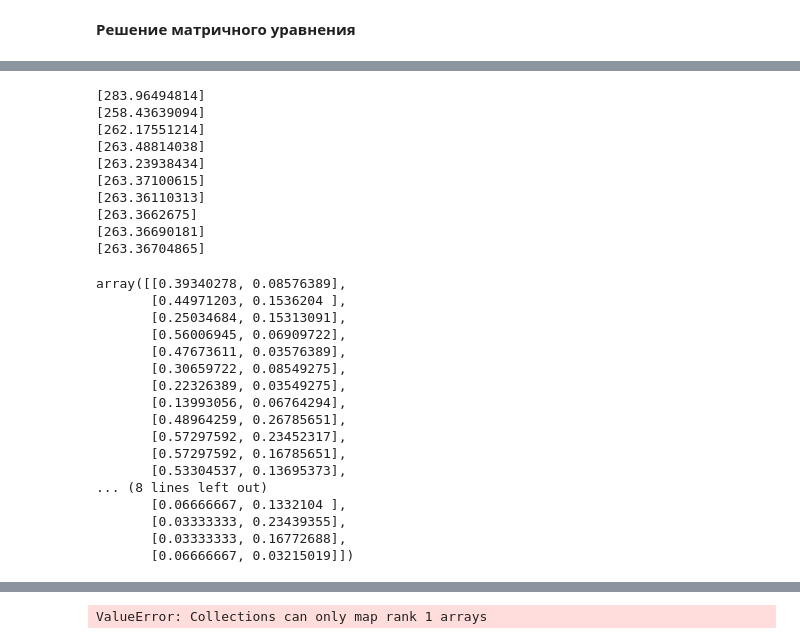
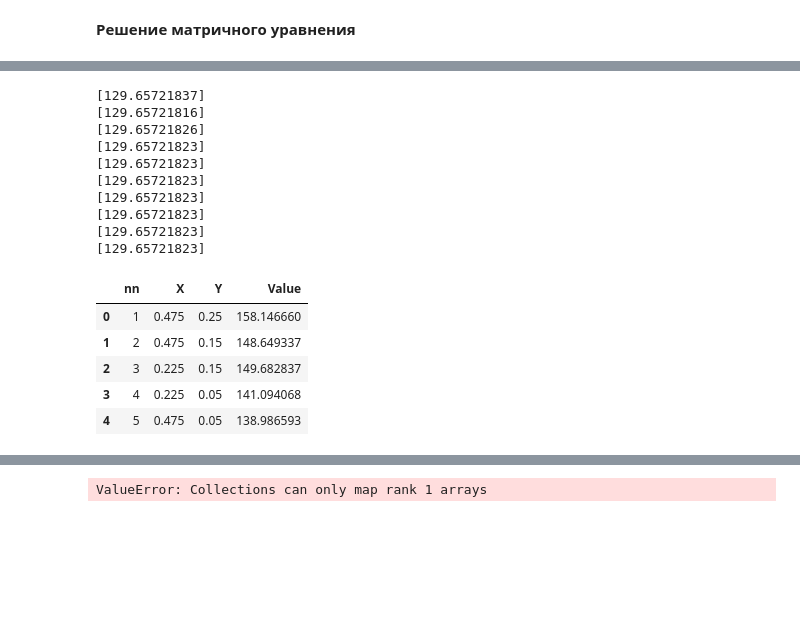
Before and after one commit to MalastowskiNS/FVM, a Jupyter notebook: book_heat_tack_continue-2.ipynb, the cells around one changed output, grey strips where cells are left out. Saved outputs shown, nothing was run; the diff lists cells and outputs as text; code cells hidden in the pictures; blank space fills up the shorter version.

```diff
--- a/book_heat_tack_continue-2.ipynb
+++ b/book_heat_tack_continue-2.ipynb
@@ -571,16 +521,25 @@ for i in range(10):
         Val2node[el_indx[0], 2] += Val2face[face_id,0]*face_quantities[face_id,6] / el_quantities[el_indx[0], 2]
     for face_id in inner_faces:
         el_indx = inter_faces[face_id][2:4]
+
+
         Val2face[face_id,1] =  Val2node[el_indx[0], 1]* face_quantities[face_id,12] + (1-face_quantities[face_id,12])*Val2node[el_indx[1], 1]    # f' =  Fc*gf' + Ff*(1-gf')
         Val2face[face_id,2] =  Val2node[el_indx[0], 2]* face_quantities[face_id,12] + (1-face_quantities[face_id,12])*Val2node[el_indx[1], 2]    # f' =  Fc*gf' + Ff*(1-gf')
         ecf = face_quantities[face_id,5:7] /face_quantities[face_id,2]
-        Val2face[face_id,1:3] = Val2face[face_id,1:3] + ((Val2node[el_indx[1], 0] - Val2node[el_indx[0], 0])/face_quantities[face_id,2]
+        Val2face[face_id,1:3] = Val2face[face_id,1:3] + ((-Val2node[el_indx[1], 0] + Val2node[el_indx[0], 0])/face_quantities[face_id,2]
                                                          - np.dot(Val2face[face_id,1:3],face_quantities[face_id,3:5]))*face_quantities[face_id,3:5]
+
+        Val2node[el_indx[0], 1] -= Val2face[face_id,0]*face_quantities[face_id,5] / el_quantities[el_indx[0], 2]
+        Val2node[el_indx[0], 2] -= Val2face[face_id,0]*face_quantities[face_id,6] / el_quantities[el_indx[0], 2]
+        Val2node[el_indx[1], 1] += Val2face[face_id,0]*face_quantities[face_id,5] / el_quantities[el_indx[1], 2]
+        Val2node[el_indx[1], 2] += Val2face[face_id,0]*face_quantities[face_id,6] / el_quantities[el_indx[1], 2]
+
         Val2face[face_id,0]   = Val2face[face_id,0] + np.dot(Val2face[face_id,1:3], face_quantities[face_id,10:12])
-        #Val2node[el_indx[0], 1] += kmat[face_id]* Val2face[face_id,0]*face_quantities[face_id,5] / el_quantities[el_indx[0], 2]
-        #Val2node[el_indx[0], 2] += kmat[face_id]* Val2face[face_id,0]*face_quantities[face_id,6] / el_quantities[el_indx[0], 2]
-        #Val2node[el_indx[1], 1] -= kmat[face_id]* Val2face[face_id,0]*face_quantities[face_id,5] / el_quantities[el_indx[1], 2]
-        #Val2node[el_indx[1], 2] -= kmat[face_id]* Val2face[face_id,0]*face_quantities[face_id,6] / el_quantities[el_indx[1], 2]
+
+        Val2node[el_indx[0], 1] += Val2face[face_id,0]*face_quantities[face_id,5] / el_quantities[el_indx[0], 2]
+        Val2node[el_indx[0], 2] += Val2face[face_id,0]*face_quantities[face_id,6] / el_quantities[el_indx[0], 2]
+        Val2node[el_indx[1], 1] -= Val2face[face_id,0]*face_quantities[face_id,5] / el_quantities[el_indx[1], 2]
+        Val2node[el_indx[1], 2] -= Val2face[face_id,0]*face_quantities[face_id,6] / el_quantities[el_indx[1], 2]
     A = np.zeros([ne, ne])
     b = np.zeros([ne,1])
     for face_id in inner_faces:
@@ -610,34 +569,26 @@ for i in range(10):
     X = np.linalg.solve(A, b)
     print(X[5])
 # %% [output]
-[283.96494814]
-[258.43639094]
-[262.17551214]
-[263.48814038]
-[263.23938434]
-[263.37100615]
-[263.36110313]
-[263.3662675]
-[263.36690181]
-[263.36704865]
+[129.65721837]
+[129.65721816]
+[129.65721826]
+[129.65721823]
+[129.65721823]
+[129.65721823]
+[129.65721823]
+[129.65721823]
+[129.65721823]
+[129.65721823]
-# %%
-np.array([list(el_quantities[:, 0]), list(el_quantities[:, 1])]).T
-# %% [output]
-array([[0.39340278, 0.08576389],
-       [0.44971203, 0.1536204 ],
-       [0.25034684, 0.15313091],
-       [0.56006945, 0.06909722],
-       [0.47673611, 0.03576389],
-       [0.30659722, 0.08549275],
-       [0.22326389, 0.03549275],
-       [0.13993056, 0.06764294],
-       [0.48964259, 0.26785651],
-       [0.57297592, 0.23452317],
-       [0.57297592, 0.16785651],
-       [0.53304537, 0.13695373],
-... (8 lines left out)
-       [0.06666667, 0.1332104 ],
-       [0.03333333, 0.23439355],
-       [0.03333333, 0.16772688],
-       [0.06666667, 0.03215019]])
+# %%
+# structural mesh results q = -5000, alpha = 20 Trez = 400, T=150
+fluent_rez = pd.read_csv('q_conv_T_hex.csv')
+fluent_rez.columns = ('nn', 'X', 'Y', 'Value')
+fluent_rez.head(5)
+# %% [output]
+|  | nn | X | Y | Value |
+| 0 | 1 | 0.475 | 0.25 | 158.146660 |
+| 1 | 2 | 0.475 | 0.15 | 148.649337 |
+| 2 | 3 | 0.225 | 0.15 | 149.682837 |
+| 3 | 4 | 0.225 | 0.05 | 141.094068 |
+| 4 | 5 | 0.475 | 0.05 | 138.986593 |
 # %%
```
Also changed, not shown: parts of 13 cells of this notebook, 2 other files.
